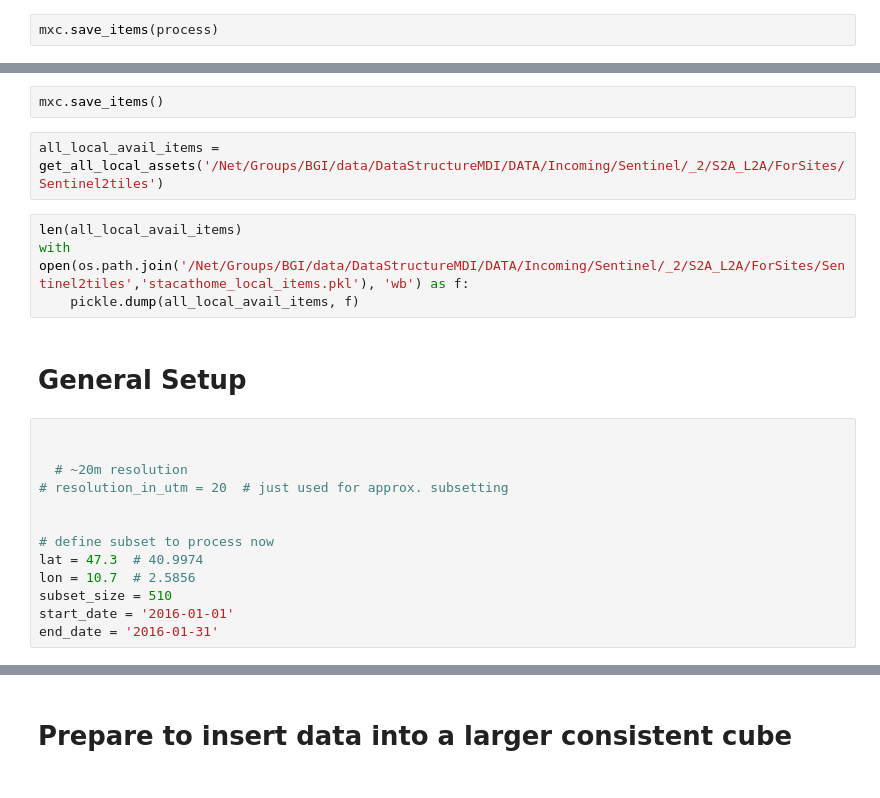
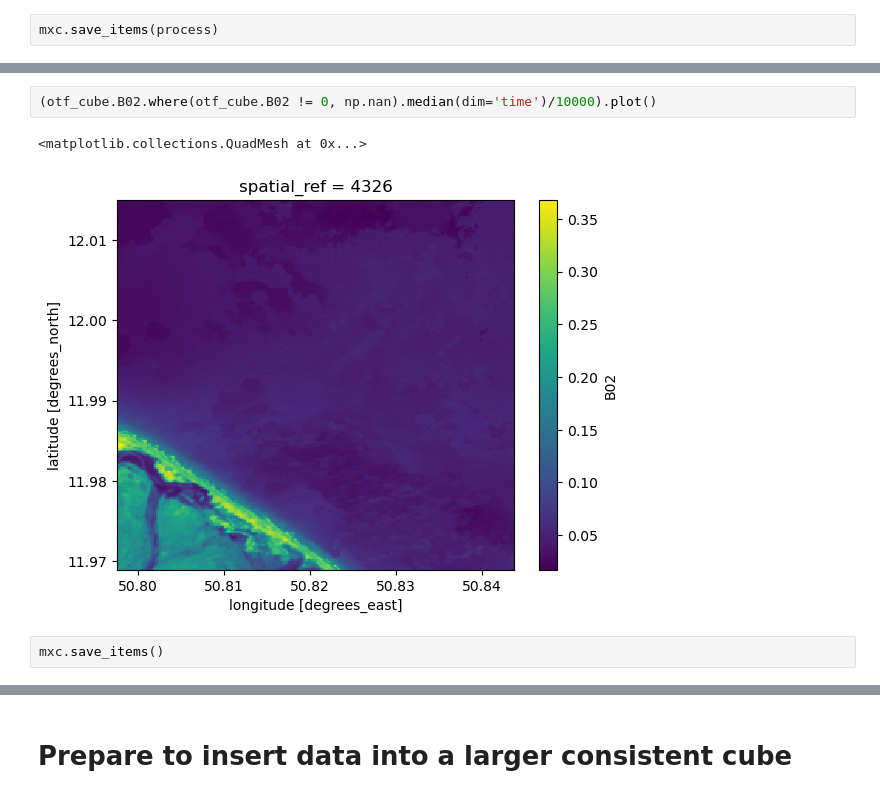
Before and after one commit to MarkusZehner/stacathome, a Jupyter notebook: walltowall.ipynb, the cells around one changed output, grey strips where cells are left out. Saved outputs shown, nothing was run; the diff lists cells and outputs as text.

```diff
--- a/walltowall.ipynb
+++ b/walltowall.ipynb
@@ -92,23 +146,7 @@ All data already downloaded.
+# %%
+(otf_cube.B02.where(otf_cube.B02 != 0, np.nan).median(dim='time')/10000).plot()
+# %% [output]
+<matplotlib.collections.QuadMesh at 0x...>
+[figure, added]
 # %%
 mxc.save_items()
-# %%
-all_local_avail_items = get_all_local_assets('/Net/Groups/BGI/data/DataStructureMDI/DATA/Incoming/Sentinel/_2/S2A_L2A/ForSites/Sentinel2tiles')
-# %%
-len(all_local_avail_items)
-with open(os.path.join('/Net/Groups/BGI/data/DataStructureMDI/DATA/Incoming/Sentinel/_2/S2A_L2A/ForSites/Sentinel2tiles','stacathome_local_items.pkl'), 'wb') as f:
-    pickle.dump(all_local_avail_items, f)
-# %% [markdown]
-# General Setup
-# %%
-
-
-  # ~20m resolution
-# resolution_in_utm = 20  # just used for approx. subsetting
-
-
-# define subset to process now
-lat = 47.3  # 40.9974
-lon = 10.7  # 2.5856
-subset_size = 510
-start_date = '2016-01-01'
-end_date = '2016-01-31'
```
Also changed, not shown: parts of 50 cells of this notebook, 1 other file.
